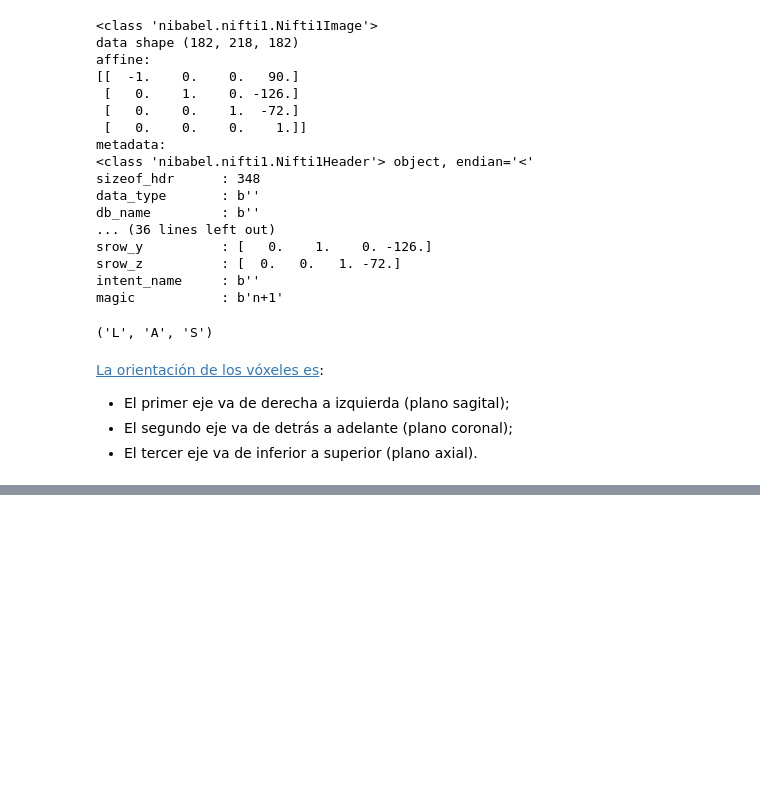
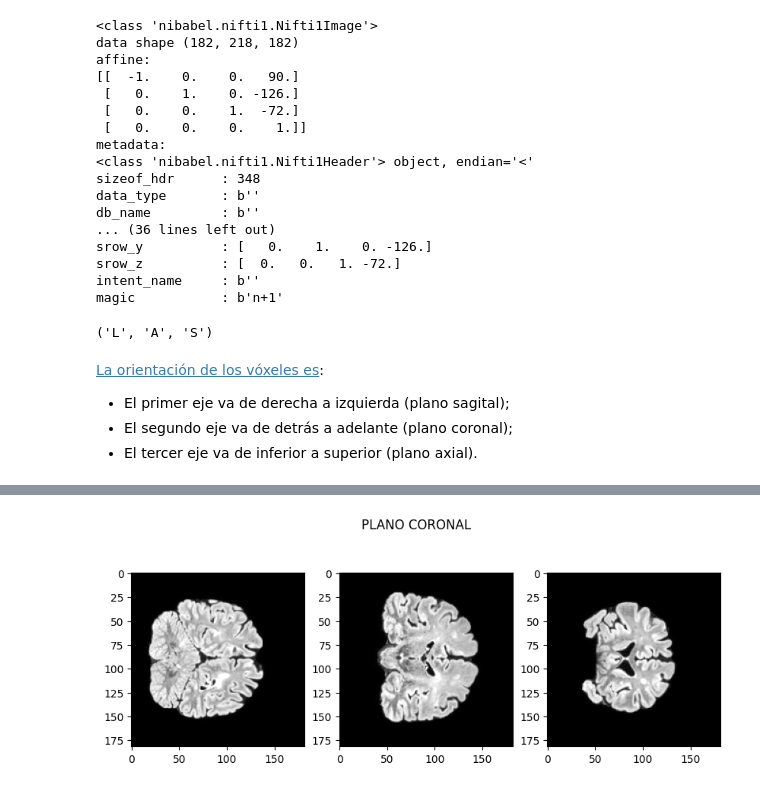
Before and after one commit to ander-elkoroaristizabal/nnunet-ms-segmentation, a Jupyter notebook: custom_scripts/F_evaluate_qualitative.ipynb, the cells around one changed output, grey strips where cells are left out. Cells and saved outputs as stored; diff of their text form; code cells hidden in the pictures; blank space fills up the shorter version.

```diff
--- a/custom_scripts/F_evaluate_qualitative.ipynb
+++ b/custom_scripts/F_evaluate_qualitative.ipynb
@@ -168,0 +174,11 @@ fig.suptitle('PLANO AXIAL', y=0.65);
+# %%
+fig, (axis1, axis2, axis3) = plt.subplots(1, 3, figsize=(10, 12))
+_ = axis1.imshow(sample_b_image[:, IMAGES_SHAPE[1] // 3, :], cmap='gray')
+_ = axis1.imshow(basal_lesions[:, IMAGES_SHAPE[0] // 3, :], cmap='autumn')
+_ = axis2.imshow(sample_b_image[:, IMAGES_SHAPE[1] // 2, :], cmap='gray')
+_ = axis2.imshow(basal_lesions[:, IMAGES_SHAPE[0] // 2, :], cmap='autumn')
+_ = axis3.imshow(sample_b_image[:, IMAGES_SHAPE[1] * 2 // 3, :], cmap='gray')
+_ = axis3.imshow(basal_lesions[:, IMAGES_SHAPE[0] * 2 // 3, :], cmap='autumn')
+fig.suptitle('PLANO CORONAL', y=0.65);
+# %% [output]
+[figure, added]
```
Also changed, not shown: parts of 80 cells of this notebook, 1 other file.
